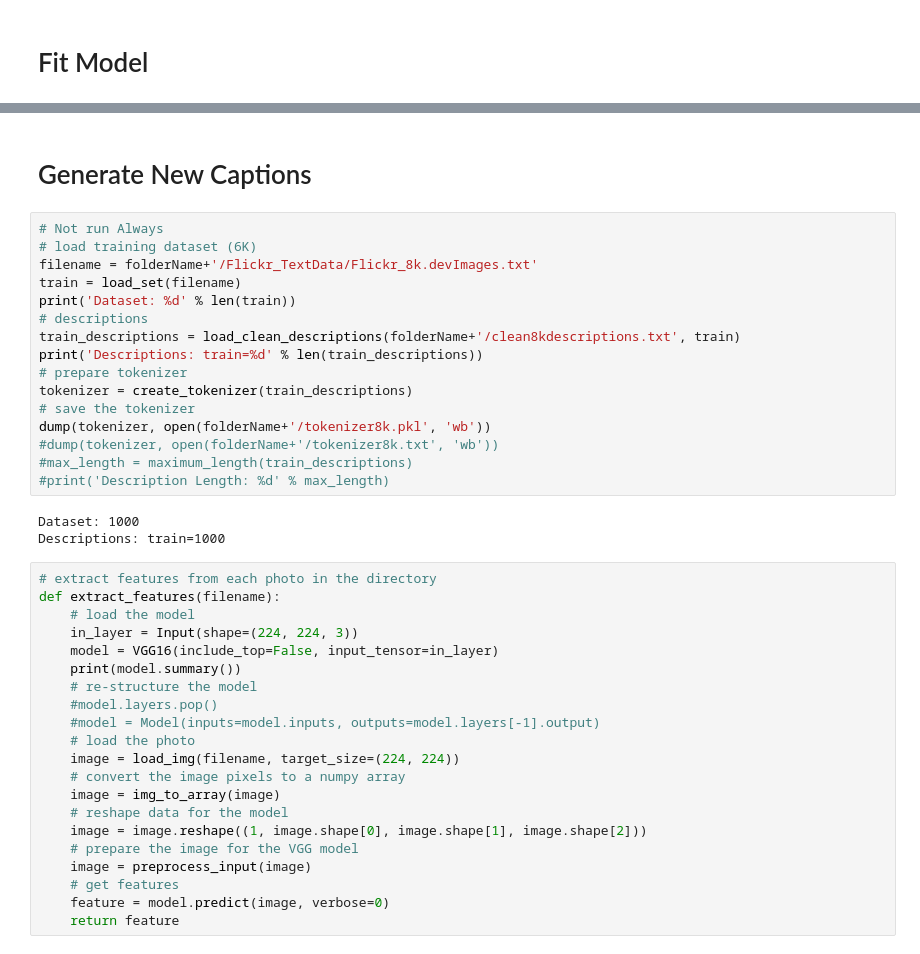
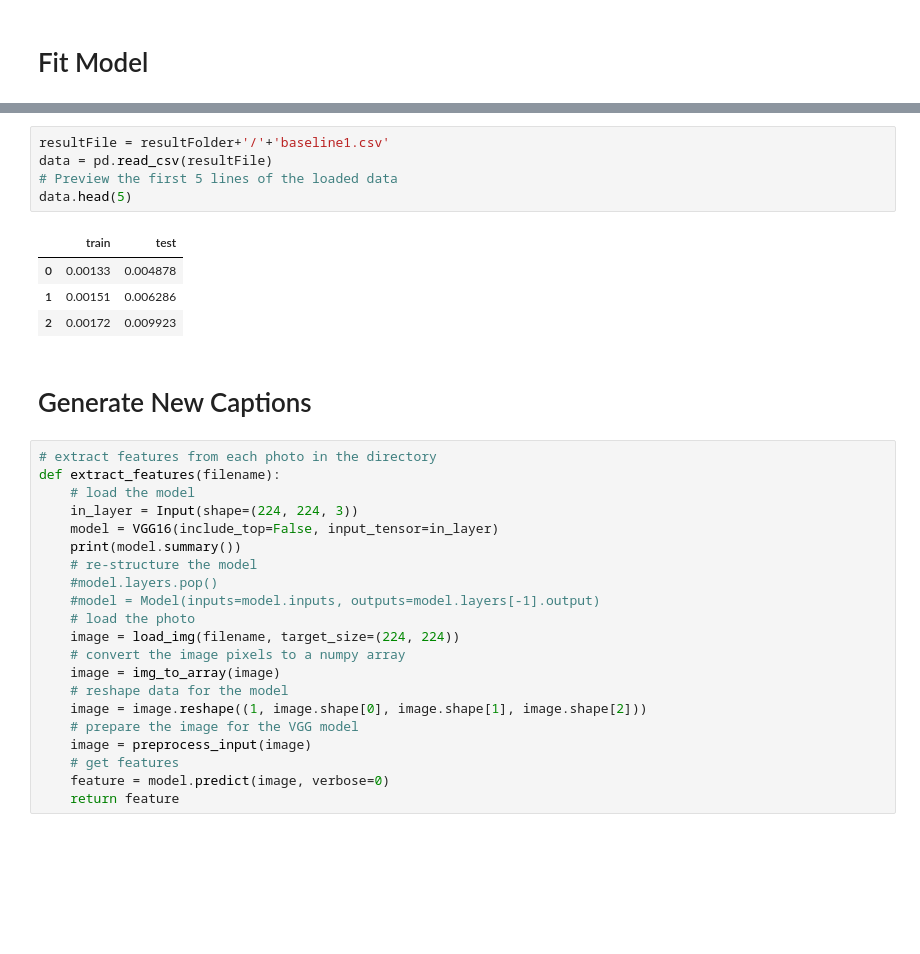
Before and after one commit to duttagoutam/LJMUMasters, a Jupyter notebook: ImageCaptioningFlickr8kFinal.ipynb, the cells around one changed output, grey strips where cells are left out. Cells and saved outputs as stored; diff of their text form; blank space fills up the shorter version.

```diff
--- a/ImageCaptioningFlickr8kFinal.ipynb
+++ b/ImageCaptioningFlickr8kFinal.ipynb
@@ -650,24 +762,15 @@ BLEU scores might be undesirable; use SmoothingFunction().
+# %%
+resultFile = resultFolder+'/'+'baseline1.csv'
+data = pd.read_csv(resultFile)
+# Preview the first 5 lines of the loaded data
+data.head(5)
+# %% [output]
+|  | train | test |
+| 0 | 0.00133 | 0.004878 |
+| 1 | 0.00151 | 0.006286 |
+| 2 | 0.00172 | 0.009923 |
 # %% [markdown]
 # Generate New Captions
-# %%
-# Not run Always
-# load training dataset (6K)
-filename = folderName+'/Flickr_TextData/Flickr_8k.devImages.txt'
-train = load_set(filename)
-print('Dataset: %d' % len(train))
-# descriptions
-train_descriptions = load_clean_descriptions(folderName+'/clean8kdescriptions.txt', train)
-print('Descriptions: train=%d' % len(train_descriptions))
-# prepare tokenizer
-tokenizer = create_tokenizer(train_descriptions)
-# save the tokenizer
-dump(tokenizer, open(folderName+'/tokenizer8k.pkl', 'wb'))
-#dump(tokenizer, open(folderName+'/tokenizer8k.txt', 'wb'))
-#max_length = maximum_length(train_descriptions)
-#print('Description Length: %d' % max_length)
-# %% [output]
-Dataset: 1000
-Descriptions: train=1000
 # %%
 # extract features from each photo in the directory
 def extract_features(filename):
```
Also changed, not shown: parts of 23 cells of this notebook.
